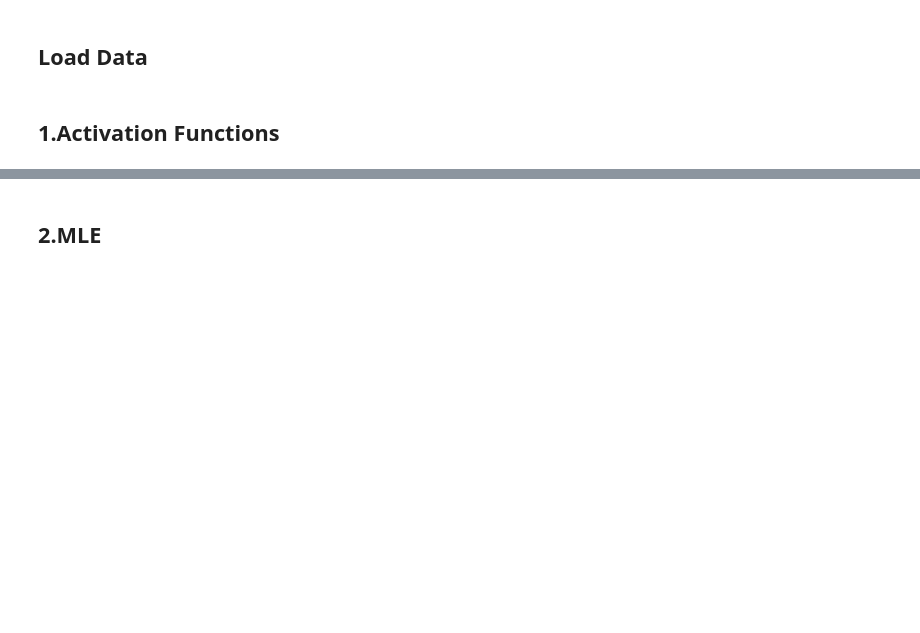
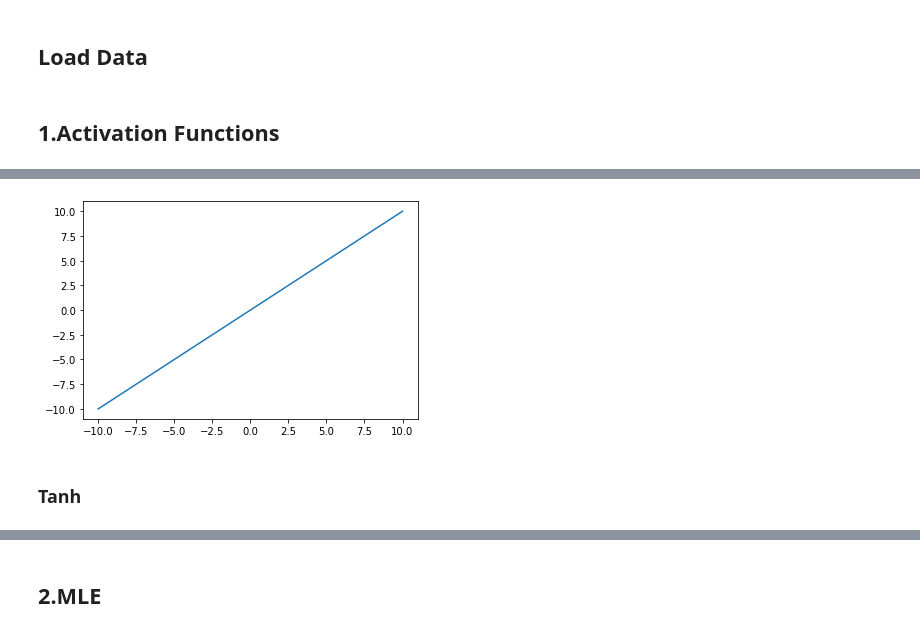
Before and after one commit to tohidabedini/from-scratch-series, a Jupyter notebook: 004_ML_Algorithms/1.Machine_Learning_Algorithms.ipynb, the cells around one changed output, grey strips where cells are left out. Drawn from its saved outputs; the diff is of its cells as text; code cells hidden in the pictures; blank space fills up the shorter version.

```diff
--- a/004_ML_Algorithms/1.Machine_Learning_Algorithms.ipynb
+++ b/004_ML_Algorithms/1.Machine_Learning_Algorithms.ipynb
@@ -43,0 +77,11 @@ https://mlfromscratch.com/neural-networks-explained/#/
+# %%
+def linear(x):
+    return x
+# %%
+output_linear = linear(test_tensor)
+# %%
+plot_array(test_np, output_linear)
+# %% [output]
+[figure, added]
+# %% [markdown]
+### Tanh
```
Also changed, not shown: parts of 58 cells of this notebook.
